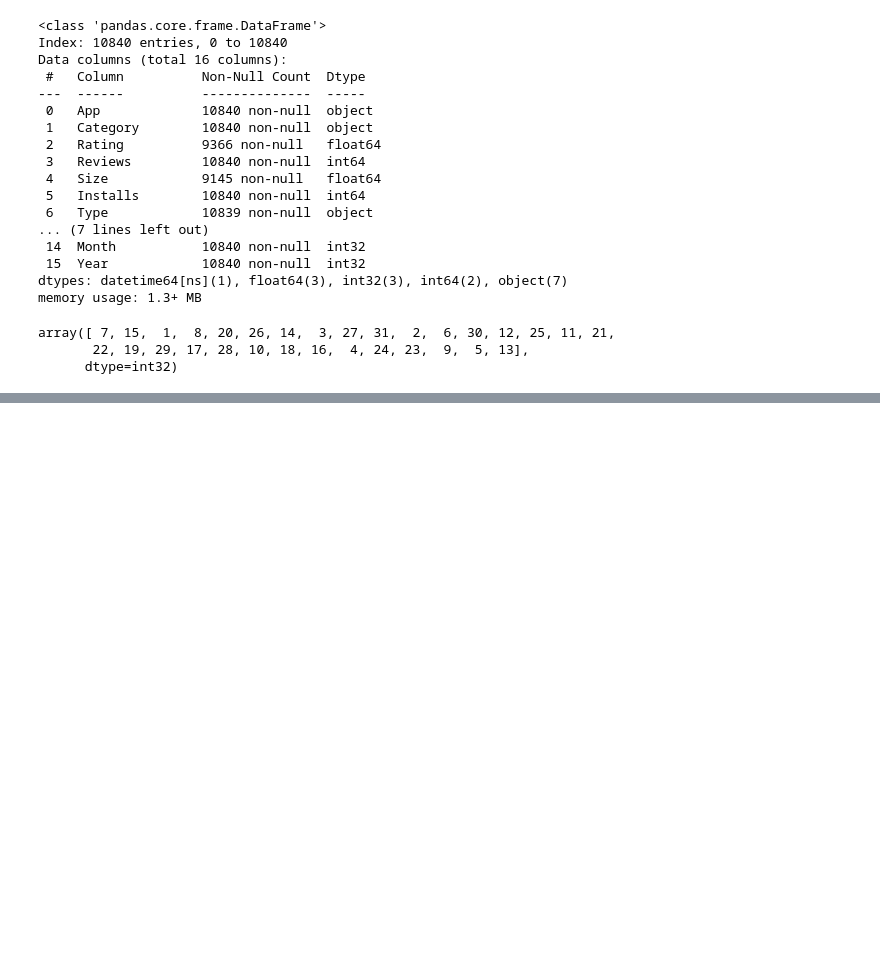
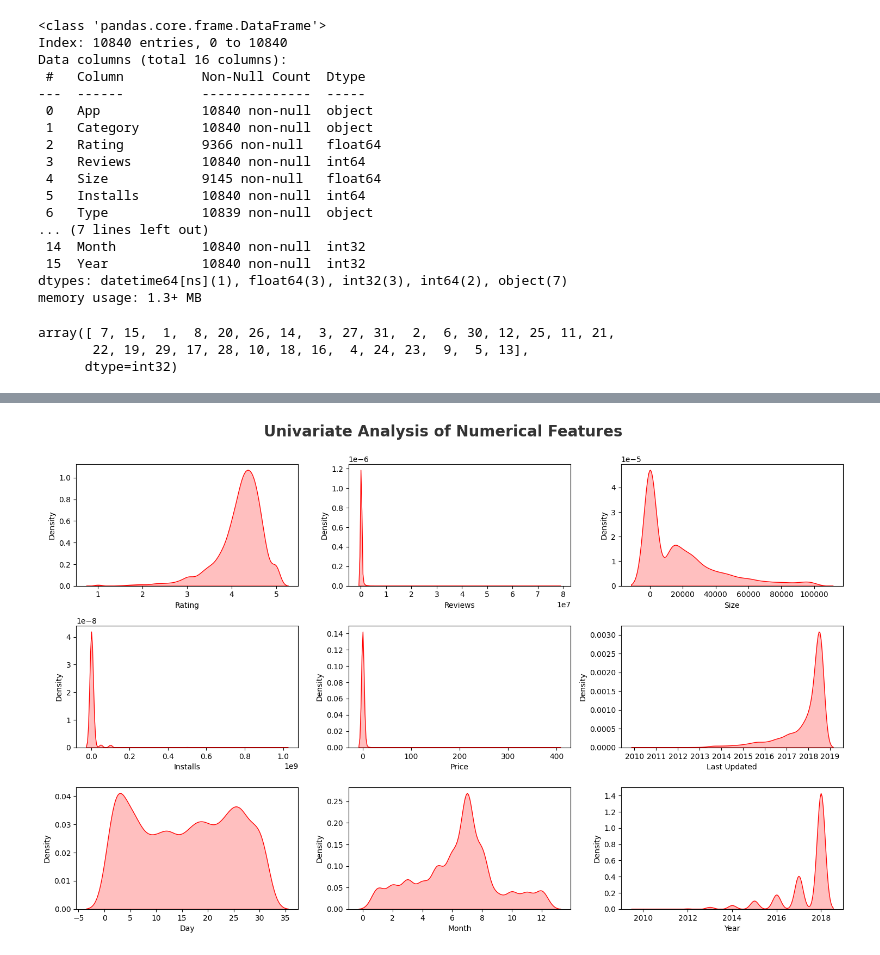
Before and after one commit to fahim-506/eda-with-python, a Jupyter notebook: notebooks/eda_feature_eng/gplay_store_dataset.ipynb, the cells around one changed output, grey strips where cells are left out. Saved outputs shown, nothing was run; the diff lists cells and outputs as text; code cells hidden in the pictures; blank space fills up the shorter version.

Commit message:
Complete EDA with data cleaning and visualizations

```diff
--- a/notebooks/eda_feature_eng/gplay_store_dataset.ipynb
+++ b/notebooks/eda_feature_eng/gplay_store_dataset.ipynb
@@ -320,0 +339,2 @@ df_copy.to_csv('Play_Store_cleaned.csv')
+# %%
+df_copy = df_copy.drop_duplicates(subset=['App'],keep='first')
@@ -320,0 +347,6 @@ df_copy.to_csv('Play_Store_cleaned.csv')
+# %%
+numeric_features = [feature for feature in df_copy.columns if df_copy[feature].dtype != 'O']
+categorical_features = [feature for feature in df_copy.columns if df_copy[feature].dtype == 'O']
+
+print('We have {} numerical features : {}'.format(len(numeric_features),numeric_features))
+print('\n We have {} categorical features : {}'.format(len(categorical_features),categorical_features))
@@ -320,0 +395,12 @@ df_copy.to_csv('Play_Store_cleaned.csv')
+# %%
+## Proportion of count data on numerical columns
+plt.figure(figsize=(15, 15))
+plt.suptitle('Univariate Analysis of Numerical Features', fontsize=20, fontweight='bold', alpha=0.8, y=1.)
+
+for i in range(0, len(numeric_features)):
+    plt.subplot(5, 3, i+1)
+    sns.kdeplot(x=df_copy[numeric_features[i]],shade=True, color='r')
+    plt.xlabel(numeric_features[i])
+    plt.tight_layout()
+# %% [output]
+[figure, added]
```
Also changed, not shown: parts of 29 cells of this notebook.
